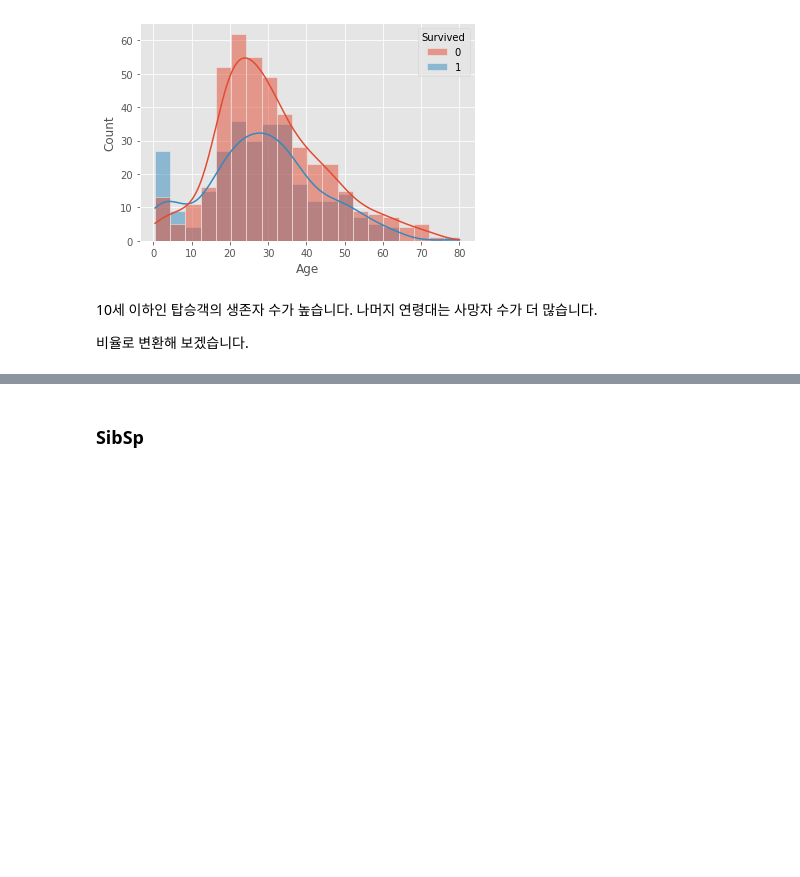
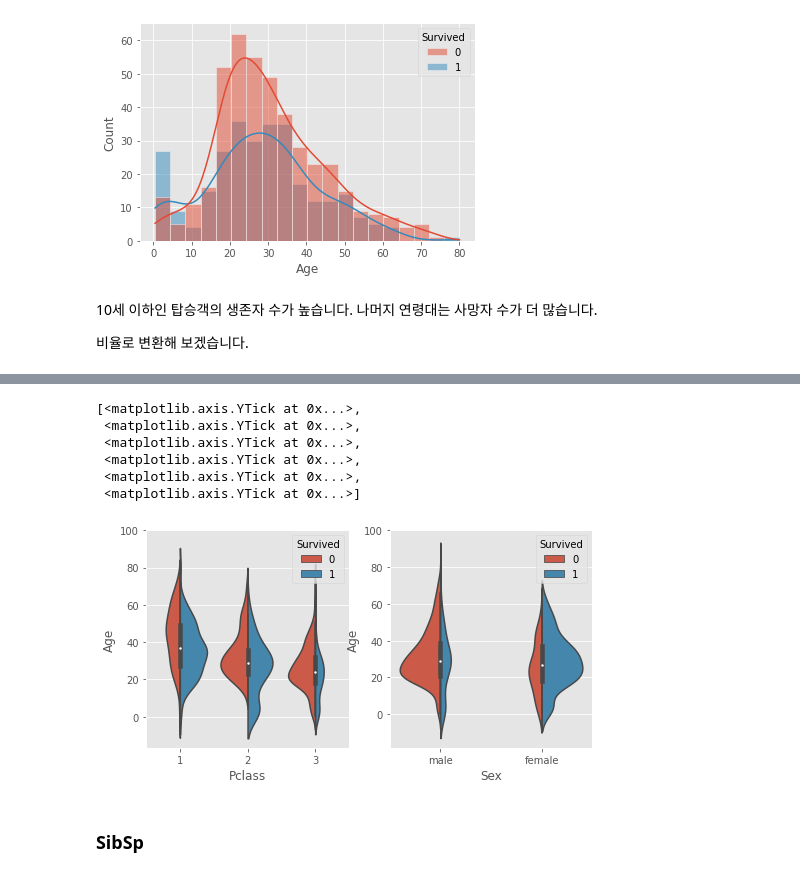
Before and after one commit to LeeSeungwon89/Kaggle_Dacon_Practice, a Jupyter notebook: Titanic_EDA.ipynb, the cells around one changed output, grey strips where cells are left out. Drawn from its saved outputs; the diff is of its cells as text; code cells hidden in the pictures; blank space fills up the shorter version.

```diff
--- a/Titanic_EDA.ipynb
+++ b/Titanic_EDA.ipynb
@@ -293,3 +311,19 @@ Text(0, 0.5, 'Survival rate')
+# %%
+fig, ax = plt.subplots(1, 2, figsize=(8, 4))
+
+sns.violinplot(x='Pclass', y='Age', hue='Survived', data=train, scale='count', split=True, ax=ax[0])
+ax[0].set_yticks(range(0, 105, 20))
+
+sns.violinplot(x='Sex', y='Age', hue='Survived', data=train, scale='count', split=True, ax=ax[1])
+ax[1].set_yticks(range(0, 105, 20))
+# %% [output]
+[<matplotlib.axis.YTick at 0x...>,
+ <matplotlib.axis.YTick at 0x...>,
+ <matplotlib.axis.YTick at 0x...>,
+ <matplotlib.axis.YTick at 0x...>,
+ <matplotlib.axis.YTick at 0x...>,
+ <matplotlib.axis.YTick at 0x...>]
+[figure, added]
 # %% [markdown]
 ### **SibSp**
 # %% [markdown]
```
Also changed, not shown: parts of 11 cells of this notebook.
